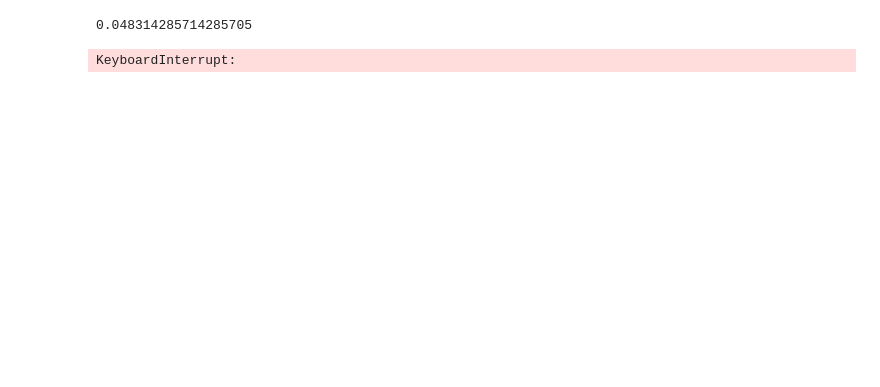
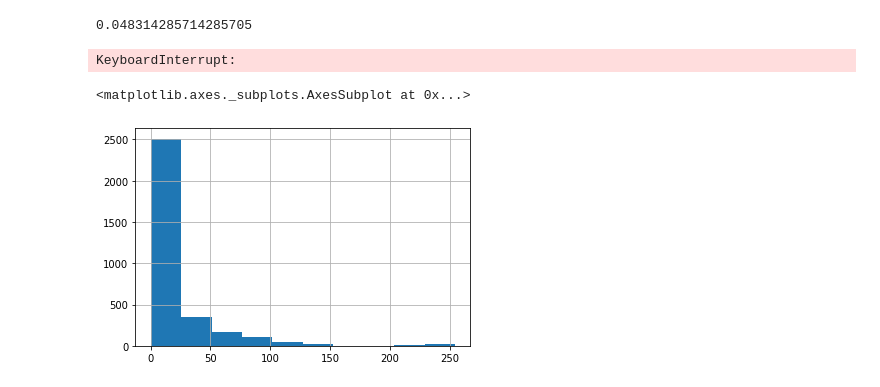
Before and after one commit to PrasannS/WeldingAnalysis, a Jupyter notebook: analysis.ipynb, the cells around one changed output. Cells and saved outputs as stored; diff of their text form; code cells hidden in the pictures; blank space fills up the shorter version.

```diff
--- a/analysis.ipynb
+++ b/analysis.ipynb
@@ -726,3 +738,8 @@ np.mean(get_power(df, "Yield", "Yield strength", scs.pearsonr)[0])
 power = get_pwr_corrs(df, scs.pearsonr)
 # %% [output]
 KeyboardInterrupt:
+# %%
+df['Charpy'].hist()
+# %% [output]
+<matplotlib.axes._subplots.AxesSubplot at 0x...>
+[figure, added]
```
Also changed, not shown: parts of 16 cells of this notebook, 7 other files.
